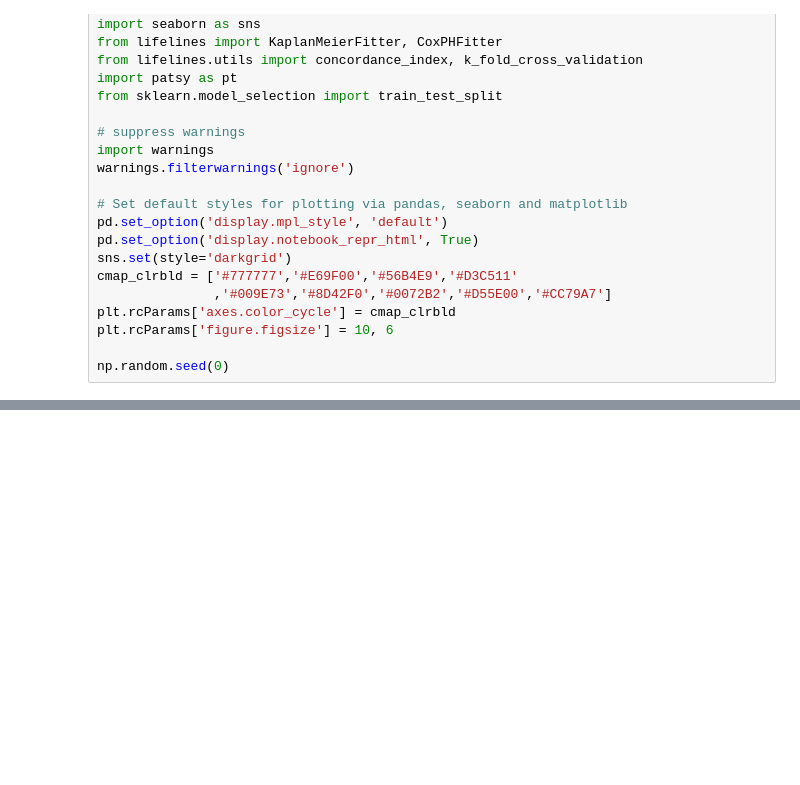
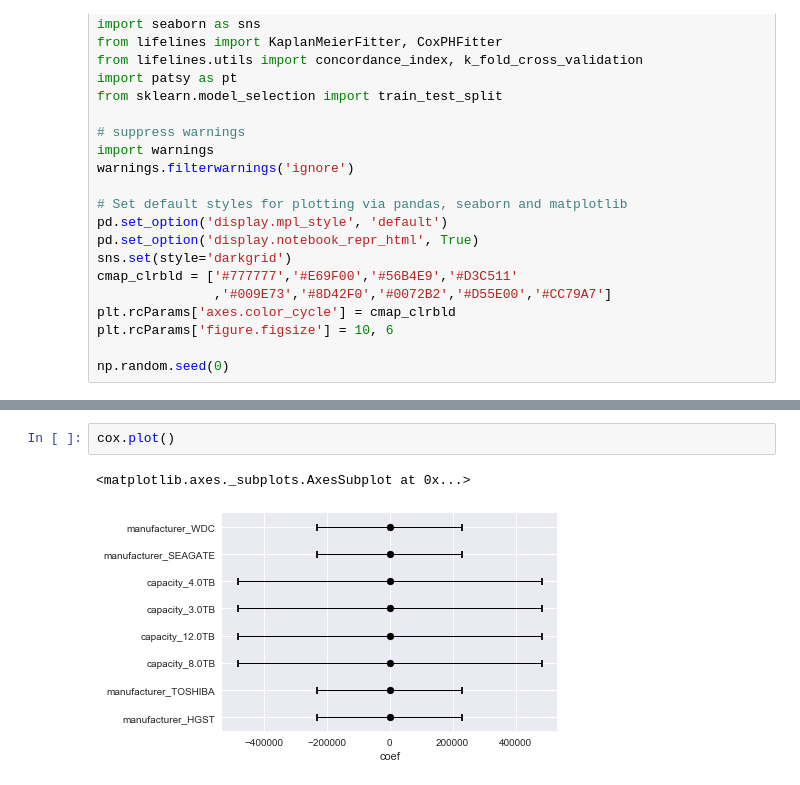
Before and after one commit to Nchlt/survival-project, a Jupyter notebook: notebook/Blackblaze_L2.ipynb, the cells around one changed output, grey strips where cells are left out. Saved outputs shown, nothing was run; the diff lists cells and outputs as text; blank space fills up the shorter version.

```diff
--- a/notebook/Blackblaze_L2.ipynb
+++ b/notebook/Blackblaze_L2.ipynb
@@ -96,0 +107,5 @@ Likelihood ratio test = 764.716 on 64 df, p=0.00000
+# %%
+cox.plot()
+# %% [output]
+<matplotlib.axes._subplots.AxesSubplot at 0x...>
+[figure, added]
```
Also changed, not shown: parts of 10 cells of this notebook.
